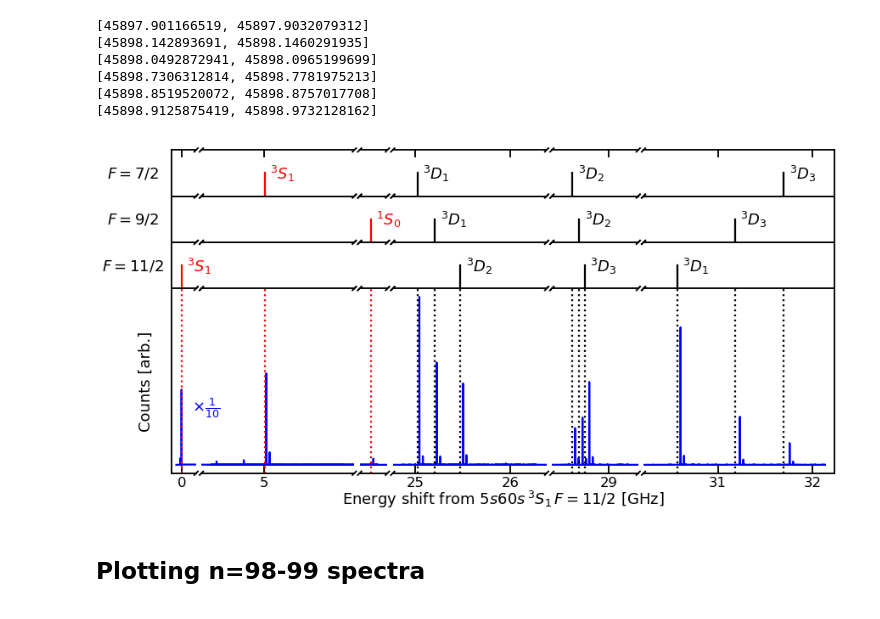
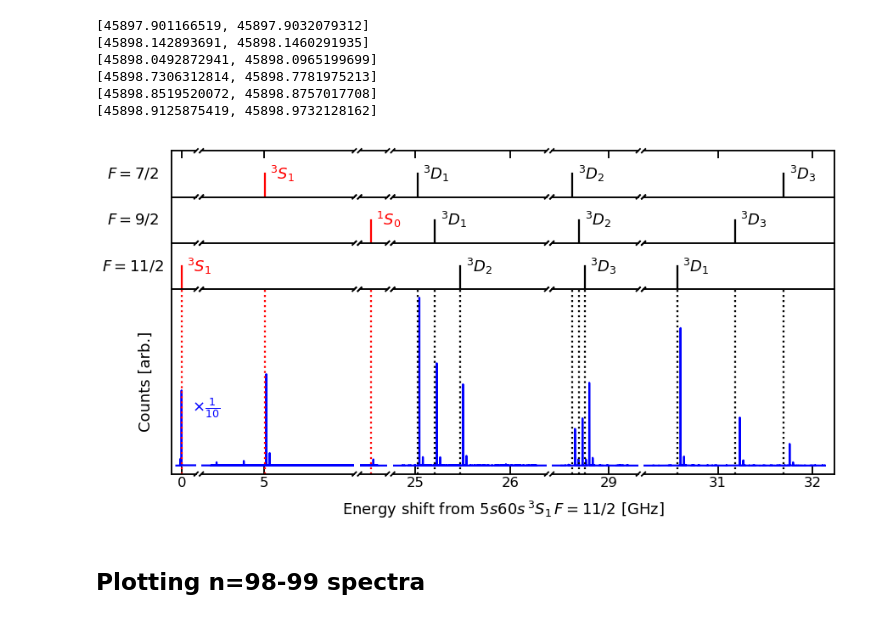
Before and after one commit to rogding/phd_thesis, a Jupyter notebook: chapters/fermion_spectroscopy/results/spectra/fermion_rydberg_spectra.ipynb, the cells around one changed output. Saved outputs shown, nothing was run; the diff lists cells and outputs as text; code cells hidden in the pictures.

```diff
--- a/chapters/fermion_spectroscopy/results/spectra/fermion_rydberg_spectra.ipynb
+++ b/chapters/fermion_spectroscopy/results/spectra/fermion_rydberg_spectra.ipynb
@@ -228,7 +228,8 @@ plt.text(xc, 0, r'${}^{3}D_{3}$',
 
 #####################################################
 
-bax3.set_xlabel(r'Energy shift from $5s50s\,{}^{3}S_{1}\,F=11/2$ [GHz]', labelpad=40, ha='center', va='center')
+#bax3.set_xlabel(r'Energy shift from $5s50s\,{}^{3}S_{1}\,F=11/2$ [GHz]', labelpad=40, ha='center', va='center')
+bax3.set_xlabel(r'Energy shift from $5s50s\,{}^{3}S_{1}\,F=11/2$ [GHz]', labelpad=40, ha='center')
 bax0.set_ylabel(r'$F=7/2$', rotation=0, labelpad=45, va='center')
 bax1.set_ylabel(r'$F=9/2$', rotation=0, labelpad=45, va='center')
 bax2.set_ylabel(r'$F=11/2$', rotation=0, labelpad=45, va='center')
@@ -488,7 +489,8 @@ plt.text(xc, 0, r'${}^{3}D_{1}$',
 
 #####################################################
 
-bax3.set_xlabel(r'Energy shift from $5s60s\,{}^{3}S_{1}\,F=11/2$ [GHz]', labelpad=40, ha='center', va='center')
+#bax3.set_xlabel(r'Energy shift from $5s60s\,{}^{3}S_{1}\,F=11/2$ [GHz]', labelpad=40, ha='center', va='center')
+bax3.set_xlabel(r'Energy shift from $5s60s\,{}^{3}S_{1}\,F=11/2$ [GHz]', labelpad=40, ha='center')
 bax0.set_ylabel(r'$F=7/2$', rotation=0, labelpad=45, va='center')
 bax1.set_ylabel(r'$F=9/2$', rotation=0, labelpad=45, va='center')
 bax2.set_ylabel(r'$F=11/2$', rotation=0, labelpad=45, va='center')
@@ -496,34 +498,34 @@ bax3.set_ylabel(r'Counts [arb.]', ha='center', va='center')
 
 #bax3.tick_params(axis='both', which='both', bottom=True, top=False, left=True, right=True, direction='in')
 
 for bax in [bax1, bax2]:
     for ax in bax.axs:
         ax.set_xticks([])
         ax.set_yticks([])
         ax.tick_params(axis='both', which='both', bottom=False, top=False, left=False, right=False)
     #bax.set_spines()
 
 for ax in bax0.axs:
     ax.set_yticks([])
     ax.tick_params(axis='both', which='both', bottom=False, top=True, left=False, right=False, direction='in')
     #bax.set_spines()
 
 # Hacky code to get ticks on both left and right sides
 #bax3.axs[-1].set_yticks(bax3.axs[0].get_yticks())
 #bax3.axs[-1].yaxis.set_ticks_position('right')
 #bax3.axs[-1].tick_params(labelright=False)
 #for a in bax3.axs:
 #    a.set_ylim((-0.2, 14))
 
 # Remove counts tick labels
 for ax in bax3.axs:
     ax.set_yticks([])
     ax.tick_params(axis='both', which='both', bottom=True, top=False, left=False, right=False, direction='in')
 
 plt.savefig('spectra-n60.svg', bbox_inches='tight')
 plt.show()
 # %% [output]
-[figure, old version]
+[figure, new version]
 # %% [markdown]
 ## Plotting n=98-99 spectra
 # %%
```
Also changed, not shown: parts of 2 cells of this notebook, 4 other files.
